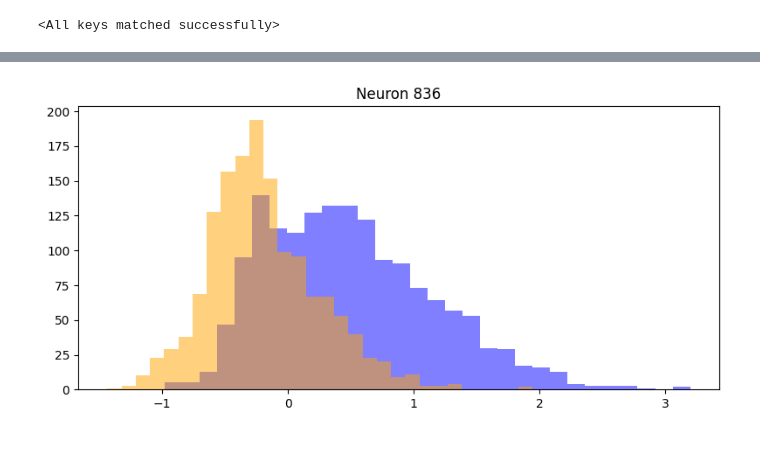
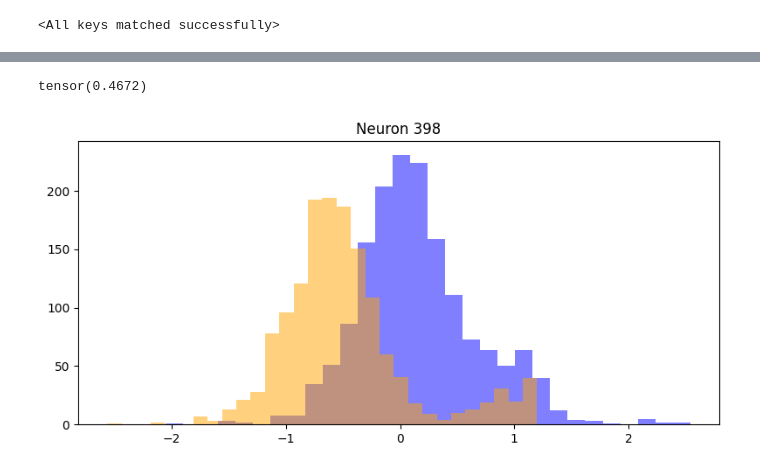
Before and after one commit to MarkusSibbesen/mechinterp_research_project, a Jupyter notebook: analyzing_sparse_autoencoders.ipynb, the cells around one changed output, grey strips where cells are left out. Saved outputs shown, nothing was run; the diff lists cells and outputs as text; code cells hidden in the pictures.

```diff
--- a/analyzing_sparse_autoencoders.ipynb
+++ b/analyzing_sparse_autoencoders.ipynb
@@ -59,22 +63,25 @@ dataset = TextClassificationDataset.from_tsv(data_path)
 # %%
 expansion_factor = 4
+k = 20
 
 meta_data = {
     'input_size': input_size,
     'hidden_size': input_size * expansion_factor,
-    'k': 20
+    'k': k
 }
 
 sae = SAE_topk(meta_data=meta_data)
 
-sae.load_state_dict(torch.load(f'models/sparse_autoencoders/pythia-14m/{hookpoint}.pt', weights_only=True))
+sae.load_state_dict(torch.load(f'models/sparse_autoencoders/pythia-14m/topk{k}/{hookpoint}.pt', weights_only=True))
 # %% [output]
 <All keys matched successfully>
 # %%
 da_acts = []
 da_preacts = []
+da_tokens = []
 en_acts = []
 en_preacts = []
+en_tokens = []
 
 for i in range(100):
 
@@ -90,7 +97,7 @@ for i in range(100):
     sae_preacts = sae.get_preacts(transformer_acts)
     sae_acts = sae.get_activations(transformer_acts)
 
-    for act_indices, preacts in zip(sae_acts.indices, sae_preacts):
+    for act_indices, preacts, token in zip(sae_acts.indices, sae_preacts, tokenized[0]['input_ids'][0]):
 
         zeros = torch.zeros(input_size * expansion_factor)
 
@@ -99,6 +106,8 @@ for i in range(100):
         if label == 0:
             da_acts.append(zeros)
             da_preacts.append(preacts)
+            da_tokens.append(token.item())
         else:
             en_acts.append(zeros)
             en_preacts.append(preacts)
+            en_tokens.append(token.item())
@@ -104,0 +154,18 @@ for i in range(100):
+# %%
+neuron = 398
+
+def print_colored(tokens, preacts, neuron, tokenizer, stop_after=100):
+    for idx, (token, preact) in enumerate(zip(tokens, preacts)):
+        if idx == stop_after:
+            break
+        if idx % 20 == 0:
+            print('')
+        min_preact = min(preact).item()
+        max_preact = max(preact).item()
+        formatted = format_chars(tokenizer.convert_ids_to_tokens(token))
+        value = (preact[neuron].item() - min_preact) / (max_preact - min_preact)
+        #print(value * 255)
+        print(rgb_text(formatted, r=int(value * 255), g=0, b=0, background=True), end='')
+
+
+print_colored(en_tokens, en_preacts, 398, tokenizer)
@@ -110,3 +273,7 @@ max_diff_neuron = torch.argmax(avg_da - avg_en)
+# %%
+(avg_da - avg_en)[max_diff_neuron]
+# %% [output]
+tensor(0.4672)
 # %%
 da_preacts_tnsr = torch.stack(da_preacts).detach()
 en_preacts_tnsr = torch.stack(en_preacts).detach()
@@ -121,6 +288,6 @@ def plot_difference_by_neuron(da_preacts, en_preacts, neuron):
     fig.tight_layout()
     fig.show()
 # %%
-plot_difference_by_neuron(da_preacts_tnsr, en_preacts_tnsr, max_diff_neuron)
+plot_difference_by_neuron(da_preacts_tnsr, en_preacts_tnsr, 398)
 # %% [output]
-[figure, old version]
+[figure, new version]
```
Also changed, not shown: parts of 12 cells of this notebook, 8 other files.
